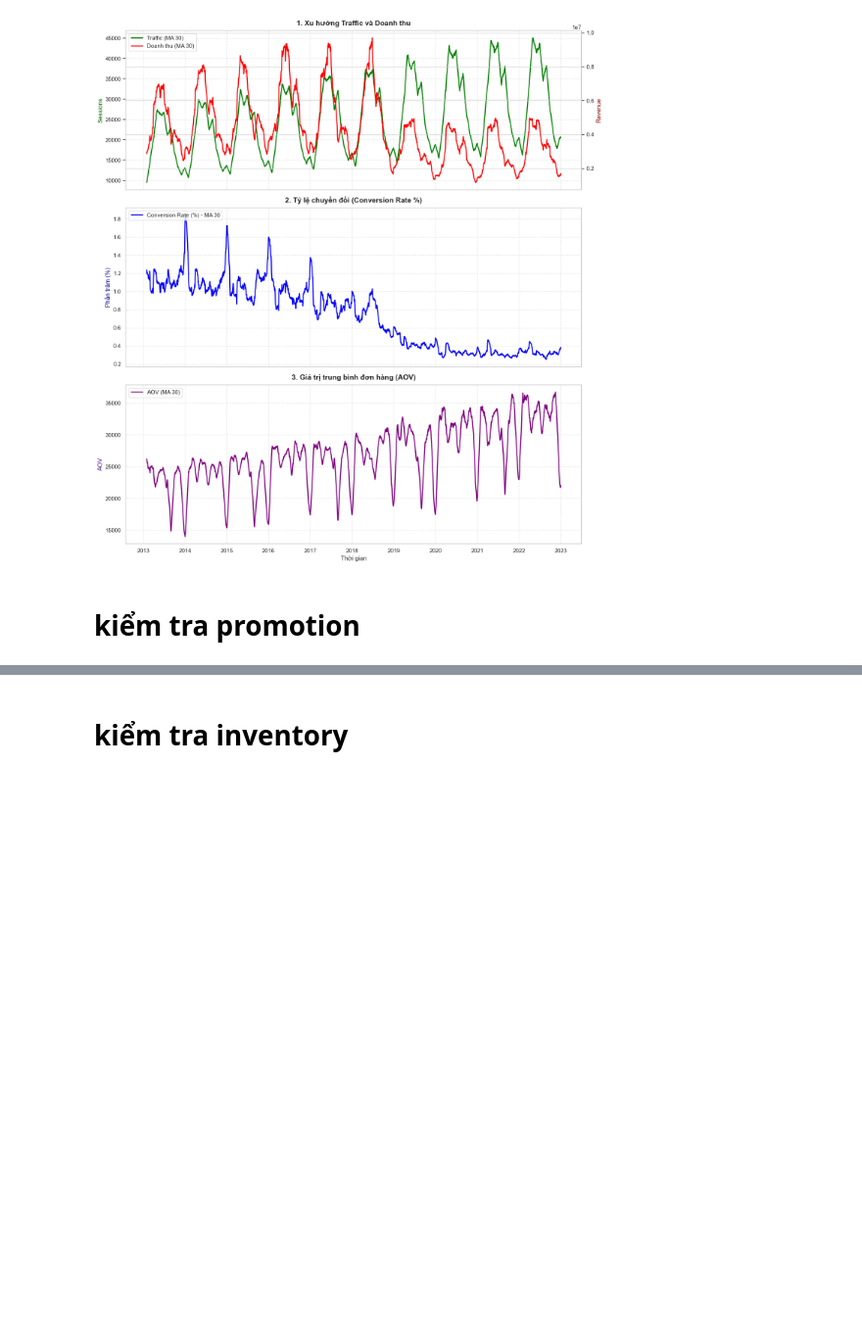
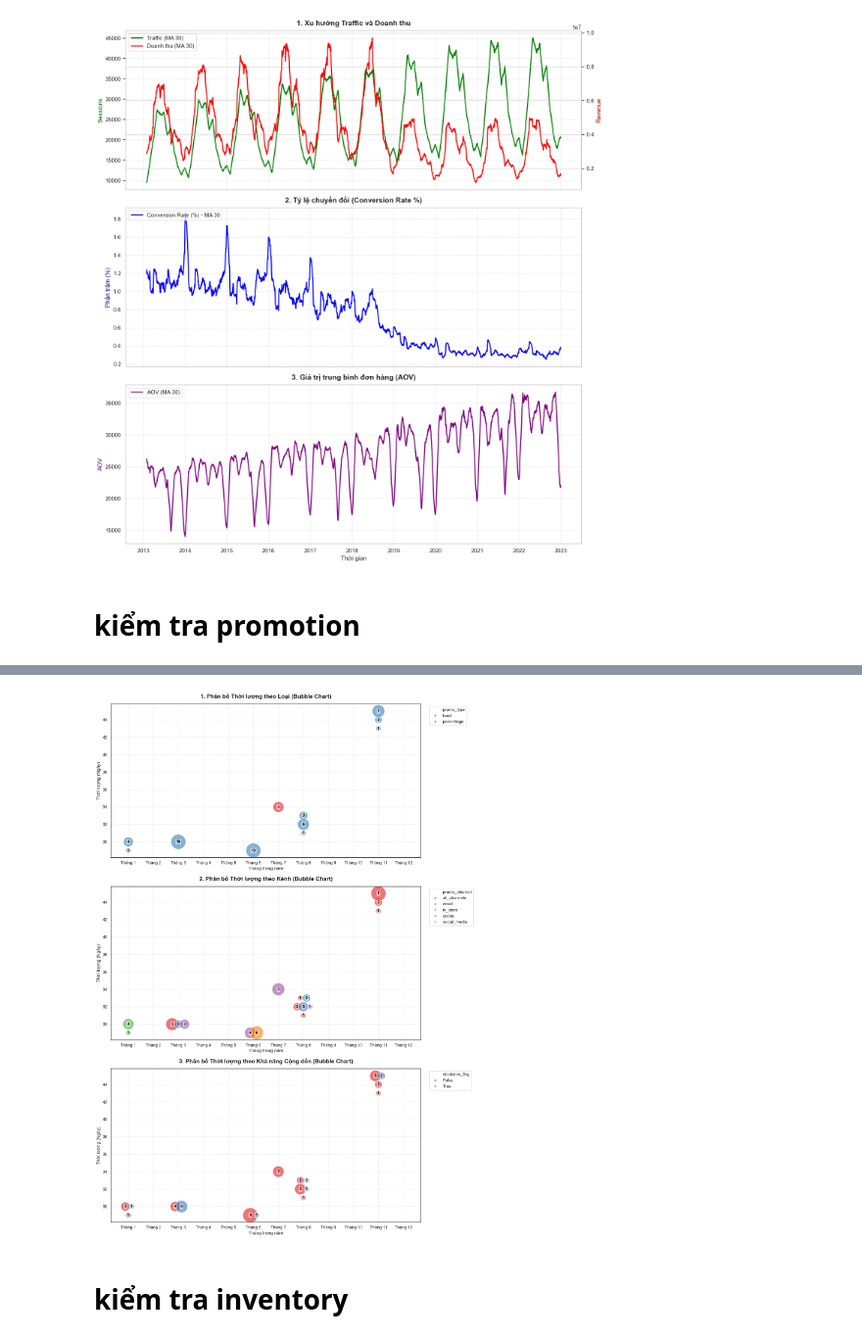
Before and after one commit to tuongvii2327/TayThanh_Datathon_2026, a Jupyter notebook: notebooks/temp.ipynb, the cells around one changed output, grey strips where cells are left out. Shown at 98% size. Drawn from its saved outputs; the diff is of its cells as text; code cells hidden in the pictures; blank space fills up the shorter version.

```diff
--- a/notebooks/temp.ipynb
+++ b/notebooks/temp.ipynb
@@ -291,3 +335,95 @@ Name: count, dtype: Int64
+# %%
+df_pmot['start_date'] = pd.to_datetime(df_pmot['start_date'])
+df_pmot['end_date'] = pd.to_datetime(df_pmot['end_date'])
+df_pmot['duration_days'] = (df_pmot['end_date'] - df_pmot['start_date']).dt.days
+
+# Lệnh dt.month sẽ chỉ lấy số tháng (từ 1 đến 12), bỏ qua năm
+df_pmot['month'] = df_pmot['start_date'].dt.month
+df_pmot['year'] = df_pmot['start_date'].dt.year
+
+df_pmot['start_day_month'] = df_pmot['start_date'].dt.strftime('%d-%m')
+df_pmot['end_day_month'] = df_pmot['end_date'].dt.strftime('%d-%m')
+
+df_pmot = df_pmot.sort_values(by=['start_day_month', 'start_date'])
+df_pmot.to_parquet('pmot_test.parquet')
+# %%
+import pandas as pd
+import matplotlib.pyplot as plt
+import seaborn as sns
+
+def draw_bubble_chart_optimized(ax, data, hue_column, title):
+    # 1. Nhóm dữ liệu (Bỏ các nhóm count = 0)
+    df_agg = data.groupby(['month', 'duration_days', hue_column]).size().reset_index(name='promo_count')
+    df_agg = df_agg[df_agg['promo_count'] > 0].copy()
+
+    # 2. XỬ LÝ CHỐNG ĐỀ (JITTERING): Dịch chuyển nhẹ theo trục X nếu trùng tọa độ
+    # Đếm xem tại một điểm (month, duration_days) có bao nhiêu bong bóng chồng lên nhau
+    df_agg['group_size'] = df_agg.groupby(['month', 'duration_days'])['month'].transform('size')
+    # Đánh số thứ tự cho các bong bóng trùng nhau
+    df_agg['rank'] = df_agg.groupby(['month', 'duration_days']).cumcount()
+
+    # Tính toán tọa độ X mới (Lệch một chút so với tháng gốc)
+    # Khoảng cách lệch (spacing) có thể tinh chỉnh (hiện tại là 0.25)
+    spacing = 0.25
+    df_agg['month_jittered'] = df_agg['month'] + (df_agg['rank'] - (df_agg['group_size'] - 1) / 2) * spacing
+
+    # 3. Vẽ bong bóng (Sử dụng X mới là month_jittered)
+    sns.scatterplot(
+        data=df_agg,
+        x='month_jittered',
+        y='duration_days',
+        hue=hue_column,
+        size='promo_count',
+        sizes=(200, 1500), # Giữ nguyên size bong bóng của bạn
+        alpha=0.6,
+        edgecolor='white',
+        linewidth=1.5,
+        ax=ax,
+        palette='Set1'
+    )
+
+    # 4. In số lượng cho TỪNG BONG BÓNG (đã được tách rời)
+    for _, row in df_agg.iterrows():
+        ax.text(
+            row['month_jittered'],
+            row['duration_days'],
+            str(int(row['promo_count'])),
+            color='black',
+            ha='center', va='center',
+            fontsize=10, fontweight='bold',
+            bbox=dict(facecolor='white', alpha=0.5, edgecolor='none', boxstyle='round,pad=0.2')
+        )
+
+    # 5. Trình bày Layout
+    ax.set_title(title, fontsize=15, fontweight='bold', pad=15)
+    ax.set_ylabel('Thời lượng (Ngày)', fontsize=12)
+    ax.set_xlabel('Tháng trong năm', fontsize=12)
+
+    # Ép trục X hiển thị chính xác các tháng (1 -> 12) dù bong bóng có bị dịch lệch
+    ax.set_xticks(range(1, 13))
+    ax.set_xticklabels([f'Tháng {i}' for i in range(1, 13)])
+    # Mở rộng trục X một chút để các bong bóng bị đẩy ra biên không bị cắt viền
+    ax.set_xlim(0.3, 12.7)
+
+    # Dọn dẹp Legend (Chú thích)
+    handles, labels = ax.get_legend_handles_labels()
+    # Tìm index của 'promo_count' để cắt bỏ phần hướng dẫn size, chỉ giữ lại chú thích màu sắc
+    cut_idx = labels.index('promo_count') if 'promo_count' in labels else len(labels)
+    ax.legend(handles[:cut_idx], labels[:cut_idx], bbox_to_anchor=(1.02, 1), loc='upper left')
+
+    ax.grid(True, linestyle='--', alpha=0.5)
+
+sns.set_theme(style="white")
+fig, axes = plt.subplots(3, 1, figsize=(14, 20))
+
+draw_bubble_chart_optimized(axes[0], df_pmot, 'promo_type', '1. Phân bố Thời lượng theo Loại (Bubble Chart)')
+draw_bubble_chart_optimized(axes[1], df_pmot, 'promo_channel', '2. Phân bố Thời lượng theo Kênh (Bubble Chart)')
+draw_bubble_chart_optimized(axes[2], df_pmot, 'stackable_flag', '3. Phân bố Thời lượng theo Khả năng Cộng dồn (Bubble Chart)')
+
+plt.tight_layout()
+plt.show()
+# %% [output]
+[figure, added]
 # %% [markdown]
 # kiểm tra inventory
 # %%
```
Also changed, not shown: parts of 6 cells of this notebook, 6 other files.
